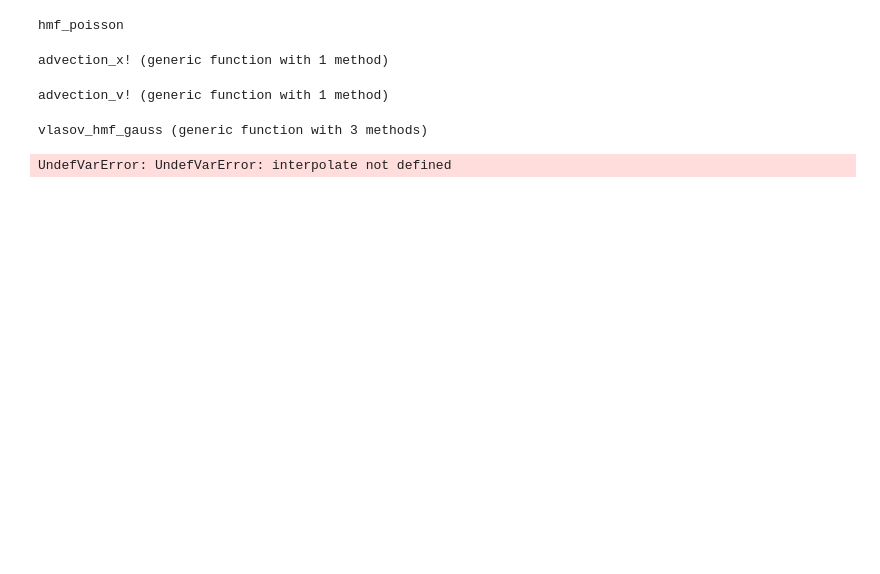
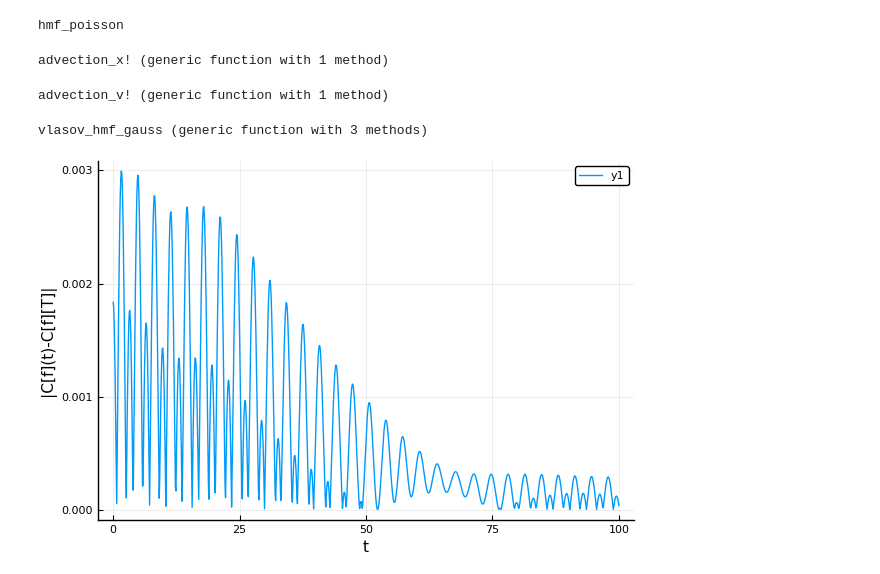
Before and after one commit to pnavaro/Splittings.jl, a Jupyter notebook: notebooks/VlasovHMF.ipynb, the cells around one changed output. Cells and saved outputs as stored; diff of their text form; code cells hidden in the pictures; blank space fills up the shorter version.

Commit message:
first version of vlasov-hmf

```diff
--- a/notebooks/VlasovHMF.ipynb
+++ b/notebooks/VlasovHMF.ipynb
@@ -28,7 +24,7 @@ end
 mag
 # %%
 using Splittings
-function Norm(f, meshx::UniformMesh, meshv::UniformMesh)
+function Norm(f::Array{Float64,2}, meshx::UniformMesh, meshv::UniformMesh)
    return meshx.dx * sum(meshv.dx * sum(real(f), dims=1))
 end
 # %% [output]
@@ -39,7 +35,7 @@ Norm (generic function with 1 method)
     Compute the electric hamiltonian mean field from a 2D distribution function
 
 """
-function hmf_poisson(f, meshx::UniformMesh, meshv::UniformMesh)
+function hmf_poisson(f::Array{Float64,2}, meshx::UniformMesh, meshv::UniformMesh)
 
     nx = meshx.nx
     rho = meshv.dx * sum(f, dims=2)
@@ -57,7 +53,7 @@ function advection_x!(meshx::UniformMesh,
                       dt::Float64)
     for j in 1:meshv.nx
         alpha = meshv.x[j] * dt
-        f[:,j] .= interpolate(3, f[:,j], meshx.dx, alpha)
+        f[:,j] .= Splittings.interpolate(3, f[:,j], meshx.dx, alpha)
     end
 end
 # %% [output]
@@ -70,7 +66,7 @@ function advection_v!(meshx::UniformMesh,
                       dt::Float64)
     for i in 1:meshx.nx
         alpha = ex[i] * dt
-        f[i,:] .= interpolate(3, f[i,:], meshv.dx,  alpha)
+        f[i,:] .= Splittings.interpolate(3, f[i,:], meshv.dx,  alpha)
     end
 end
 # %% [output]
@@ -158,8 +136,3 @@ function vlasov_hmf_gauss(nbiter = 10000, deltat = 0.1)
 end
 # %% [output]
 vlasov_hmf_gauss (generic function with 3 methods)
-# %%
-t, nrj = vlasov_hmf_gauss()
-plot(t, nrj)
-# %% [output]
-UndefVarError: UndefVarError: interpolate not defined
@@ -167,0 +139,10 @@ mesh
+# %%
+nbiter = 1000
+deltat = 0.1
+t, T = vlasov_hmf_gauss(nbiter, deltat)
+
+plot(t, T,
+    xlabel = "t",
+    ylabel = "|C[f](t)-C[f][T]|")
+# %% [output]
+[figure, added]
```
Also changed, not shown: parts of 4 cells of this notebook.
